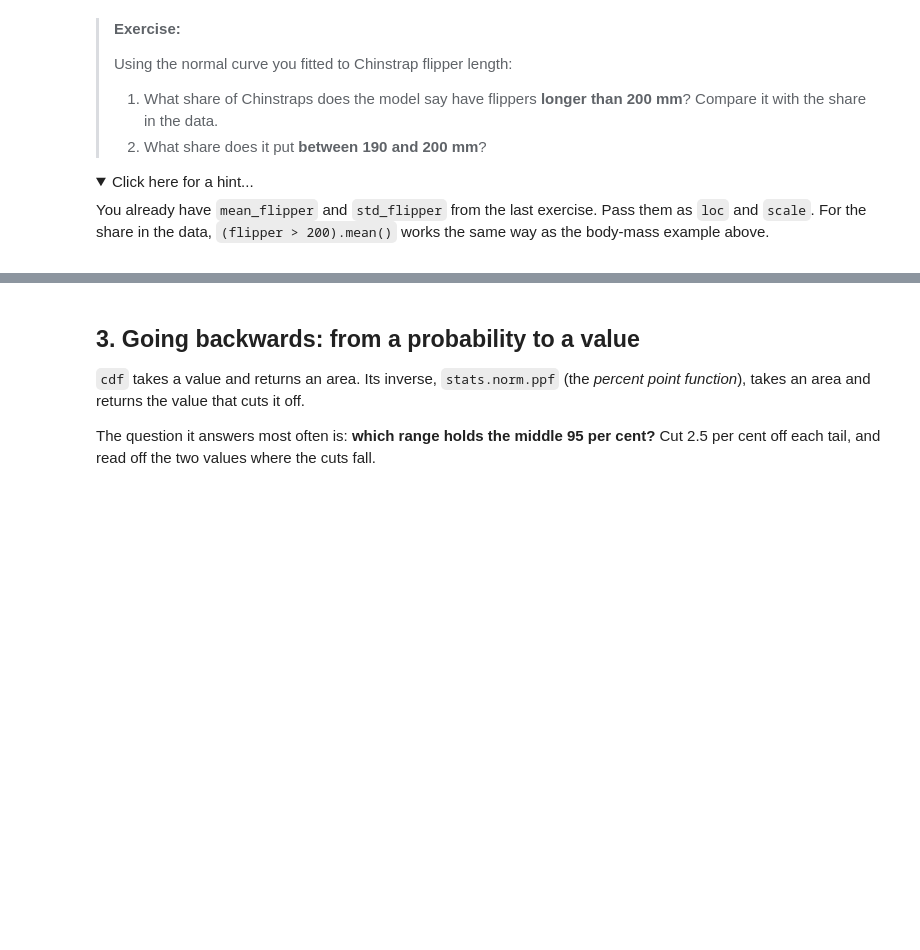
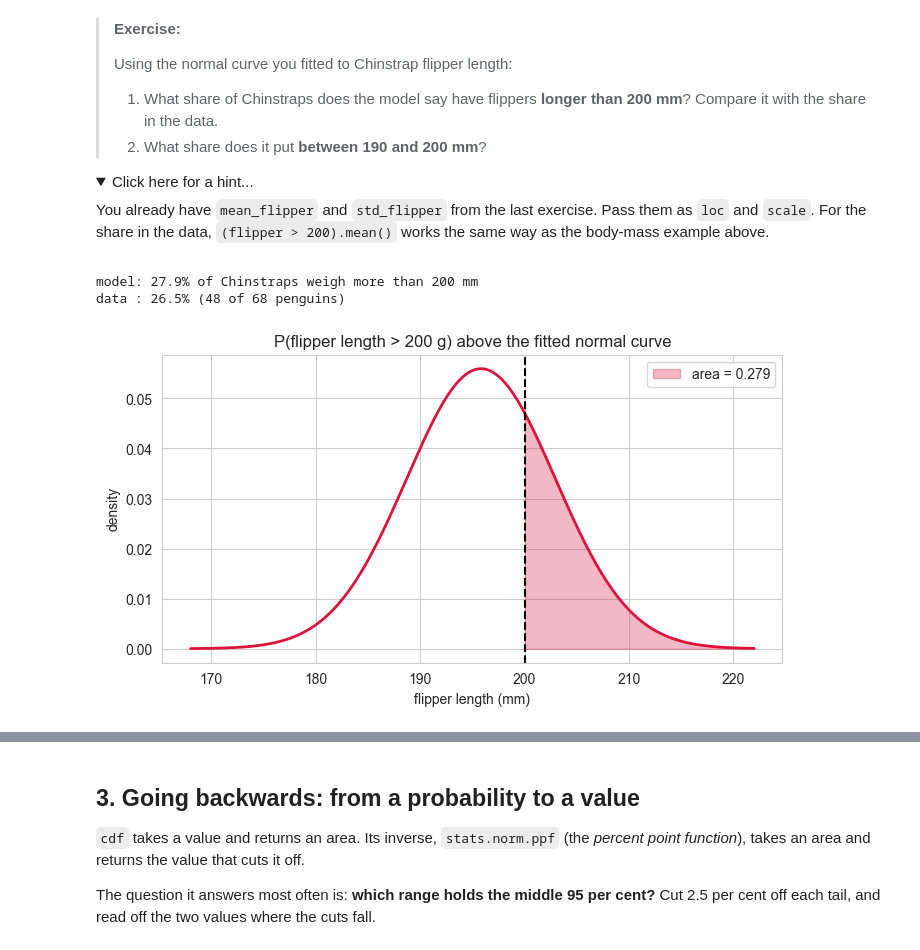
Before and after one commit to lexandros-dev/amle-hypothesis-testing, a Jupyter notebook: 01_distributions.ipynb, the cells around one changed output, grey strips where cells are left out. Saved outputs shown, nothing was run; the diff lists cells and outputs as text; code cells hidden in the pictures; folded sections open; blank space fills up the shorter version.

```diff
--- a/01_distributions.ipynb
+++ b/01_distributions.ipynb
@@ -195,5 +241,32 @@ as the body-mass example above.
 </details>
 # %%
 # your code: longer than 200 mm, model and data
+threshold = 200
+
+p_above_model = 1 - stats.norm.cdf(threshold, loc=mean_length, scale=std_length)
+p_above_data = (flipper_length > threshold).mean()
+
+print(f"model: {p_above_model:.1%} of Chinstraps weigh more than {threshold} mm")
+print(f"data : {p_above_data:.1%} ({(flipper_length < threshold).sum()} of {len(flipper_length)} penguins)")
+
+x = np.linspace(flipper_length.min() - 10, flipper_length.max() + 10, 200)
+y = stats.norm.pdf(x, loc=mean_length, scale=std_length)
+
+fig, ax = plt.subplots(figsize=(8, 4))
+ax.plot(x, y, color="crimson", linewidth=2)
+
+ax.fill_between(x, y, where=(x >= threshold), color="crimson", alpha=0.3,
+                label=f"area = {p_above_model:.3f}")
+
+ax.axvline(threshold, color="black", linestyle="--")
+ax.set_title(f"P(flipper length > {threshold} g) above the fitted normal curve")
+ax.set_xlabel("flipper length (mm)")
+ax.set_ylabel("density")
+ax.legend()
+plt.show()
+# %% [output]
+model: 27.9% of Chinstraps weigh more than 200 mm
+data : 26.5% (48 of 68 penguins)
+[figure, added]
 # %%
 # your code: between 190 and 200 mm
```
Also changed, not shown: parts of 17 cells of this notebook, 2 other files.
